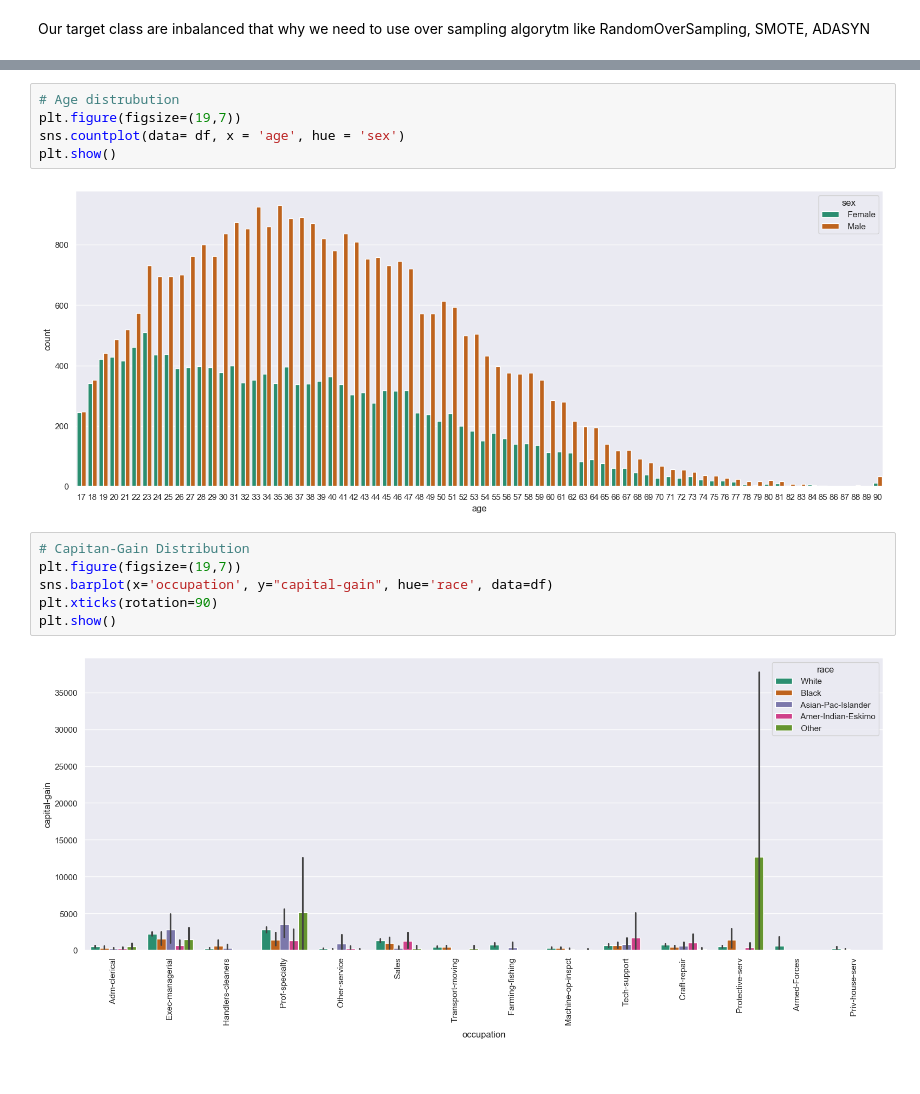
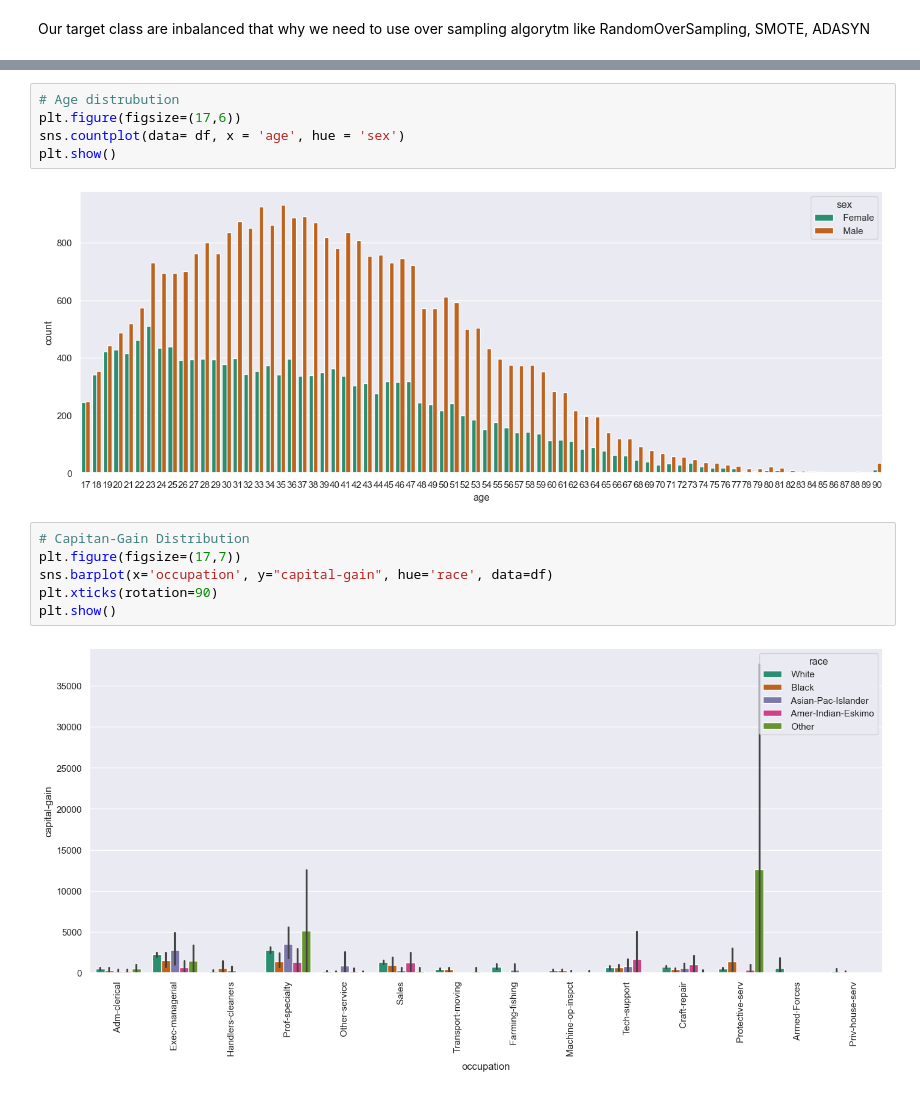
Before and after one commit to CrisMagdziak/Census-Income, a Jupyter notebook: Income.ipynb, the cells around one changed output, grey strips where cells are left out. Drawn from its saved outputs; the diff is of its cells as text.

```diff
--- a/Income.ipynb
+++ b/Income.ipynb
@@ -166,15 +141,15 @@ distrubutions_charts(df)
 # %%
 # Age distrubution
-plt.figure(figsize=(19,7))
+plt.figure(figsize=(17,6))
 sns.countplot(data= df, x = 'age', hue = 'sex')
 plt.show()
 # %% [output]
-[figure, old version]
+[figure, new version]
 # %%
 # Capitan-Gain Distribution
-plt.figure(figsize=(19,7))
+plt.figure(figsize=(17,7))
 sns.barplot(x='occupation', y="capital-gain", hue='race', data=df)
 plt.xticks(rotation=90)
 plt.show()
 # %% [output]
-[figure, old version]
+[figure, new version]
```
Also changed, not shown: parts of 6 cells of this notebook.
